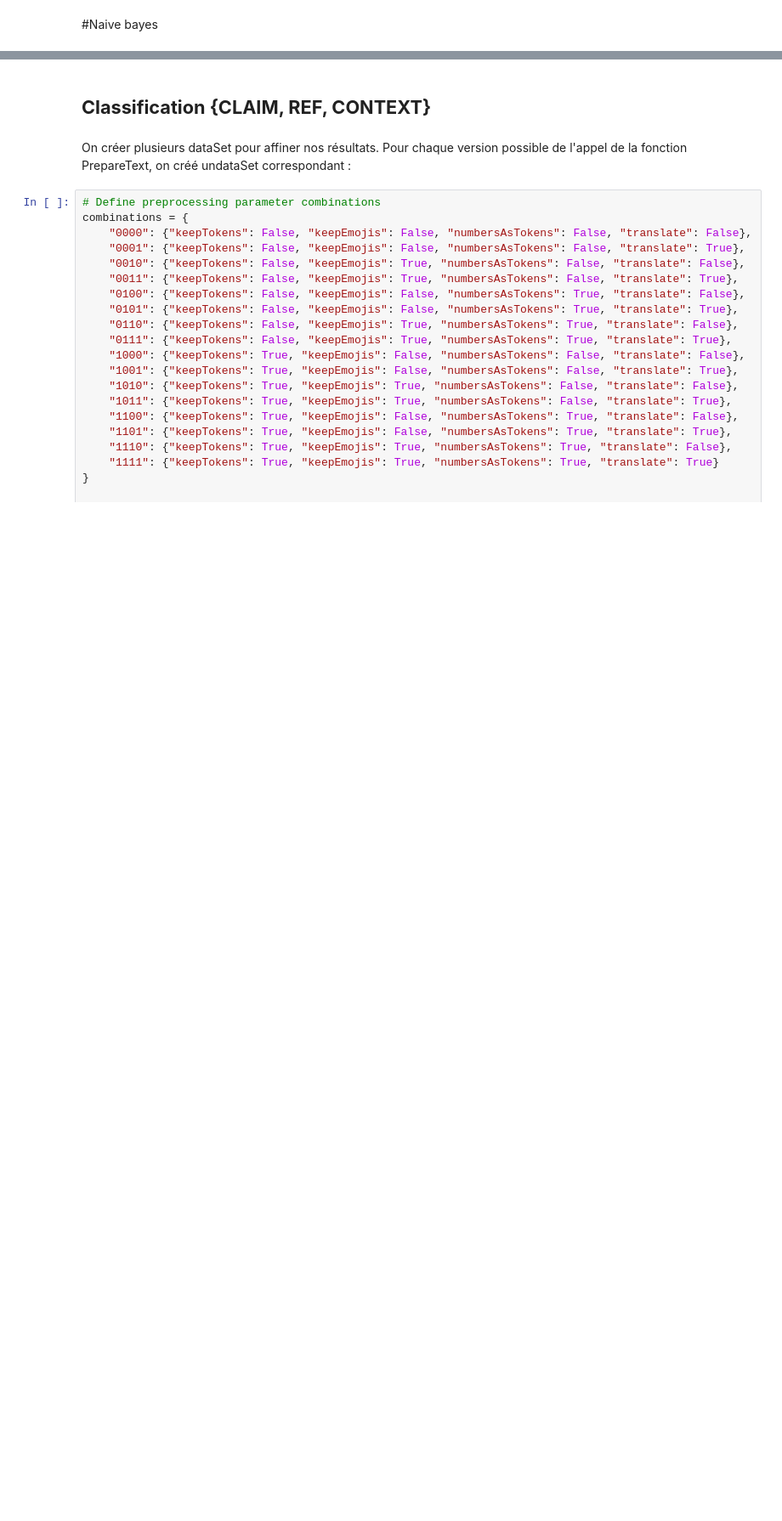
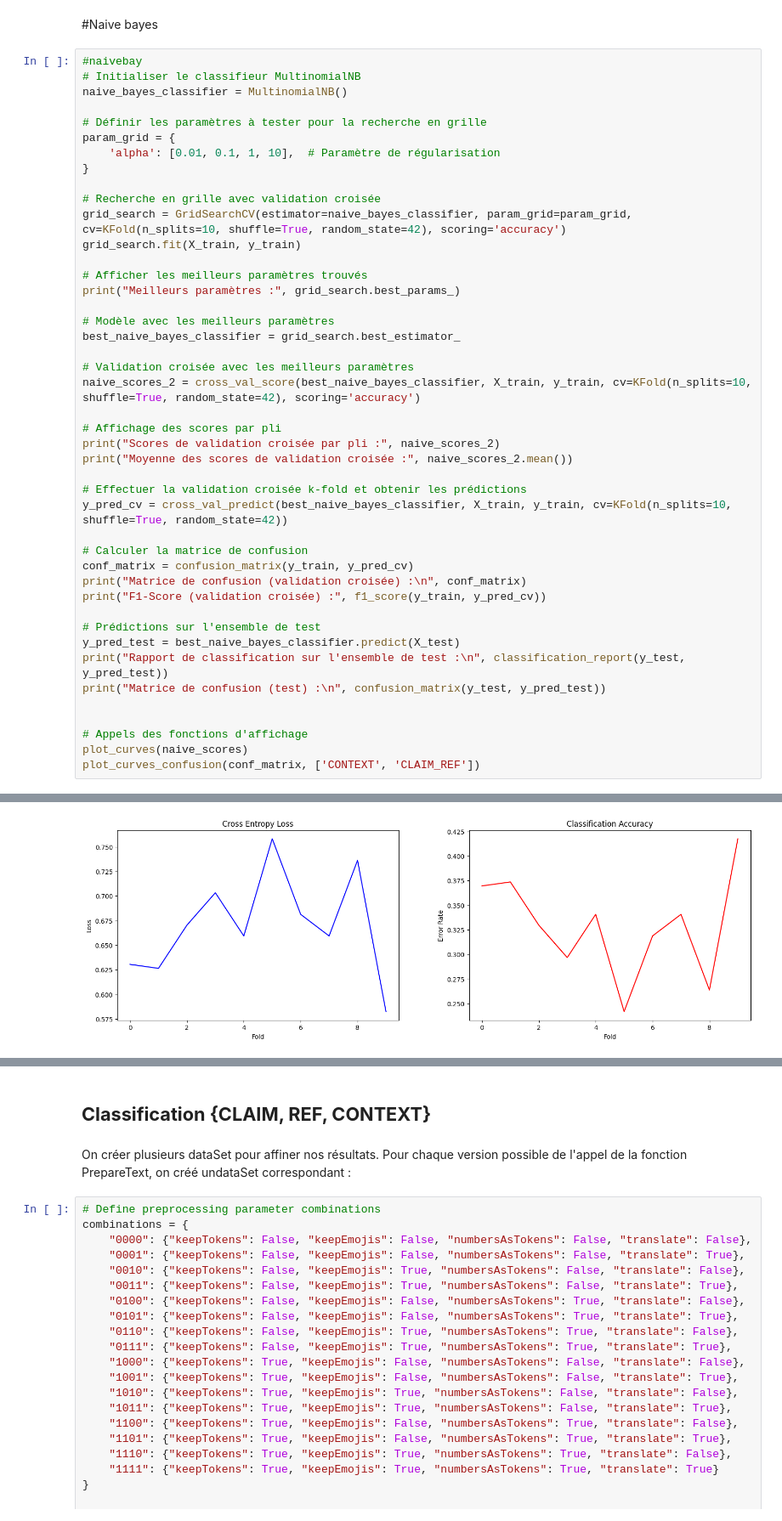
Before and after one commit to Akkuun/M1_IMAGINE_ML_Project, a Jupyter notebook: ML_Project_Group_8.ipynb, the cells around one changed output, grey strips where cells are left out. Shown at 85% size. Cells and saved outputs as stored; diff of their text form; blank space fills up the shorter version.

```diff
--- a/ML_Project_Group_8.ipynb
+++ b/ML_Project_Group_8.ipynb
@@ -1519,2 +1524,47 @@ Scores de validation croisée par pli : [0.89130435 0.86813187 0.93406593 0.9560
 # %% [markdown]
 #Naive bayes
+# %%
+#naivebay
+# Initialiser le classifieur MultinomialNB
+naive_bayes_classifier = MultinomialNB()
+
+# Définir les paramètres à tester pour la recherche en grille
+param_grid = {
+    'alpha': [0.01, 0.1, 1, 10],  # Paramètre de régularisation
+}
+
+# Recherche en grille avec validation croisée
+grid_search = GridSearchCV(estimator=naive_bayes_classifier, param_grid=param_grid, cv=KFold(n_splits=10, shuffle=True, random_state=42), scoring='accuracy')
+grid_search.fit(X_train, y_train)
+
+# Afficher les meilleurs paramètres trouvés
+print("Meilleurs paramètres :", grid_search.best_params_)
+
+# Modèle avec les meilleurs paramètres
+best_naive_bayes_classifier = grid_search.best_estimator_
+
+# Validation croisée avec les meilleurs paramètres
+naive_scores_2 = cross_val_score(best_naive_bayes_classifier, X_train, y_train, cv=KFold(n_splits=10, shuffle=True, random_state=42), scoring='accuracy')
+
+# Affichage des scores par pli
+print("Scores de validation croisée par pli :", naive_scores_2)
+print("Moyenne des scores de validation croisée :", naive_scores_2.mean())
+
+# Effectuer la validation croisée k-fold et obtenir les prédictions
+y_pred_cv = cross_val_predict(best_naive_bayes_classifier, X_train, y_train, cv=KFold(n_splits=10, shuffle=True, random_state=42))
+
+# Calculer la matrice de confusion
+conf_matrix = confusion_matrix(y_train, y_pred_cv)
+print("Matrice de confusion (validation croisée) :\n", conf_matrix)
+print("F1-Score (validation croisée) :", f1_score(y_train, y_pred_cv))
+
+# Prédictions sur l'ensemble de test
+y_pred_test = best_naive_bayes_classifier.predict(X_test)
+print("Rapport de classification sur l'ensemble de test :\n", classification_report(y_test, y_pred_test))
+print("Matrice de confusion (test) :\n", confusion_matrix(y_test, y_pred_test))
+
+
+# Appels des fonctions d'affichage
+plot_curves(naive_scores)
+plot_curves_confusion(conf_matrix, ['CONTEXT', 'CLAIM_REF'])
+# %% [output]
@@ -1520,0 +1588 @@ Scores de validation croisée par pli : [0.89130435 0.86813187 0.93406593 0.9560
+[figure, added]
```
Also changed, not shown: parts of 15 cells of this notebook.
